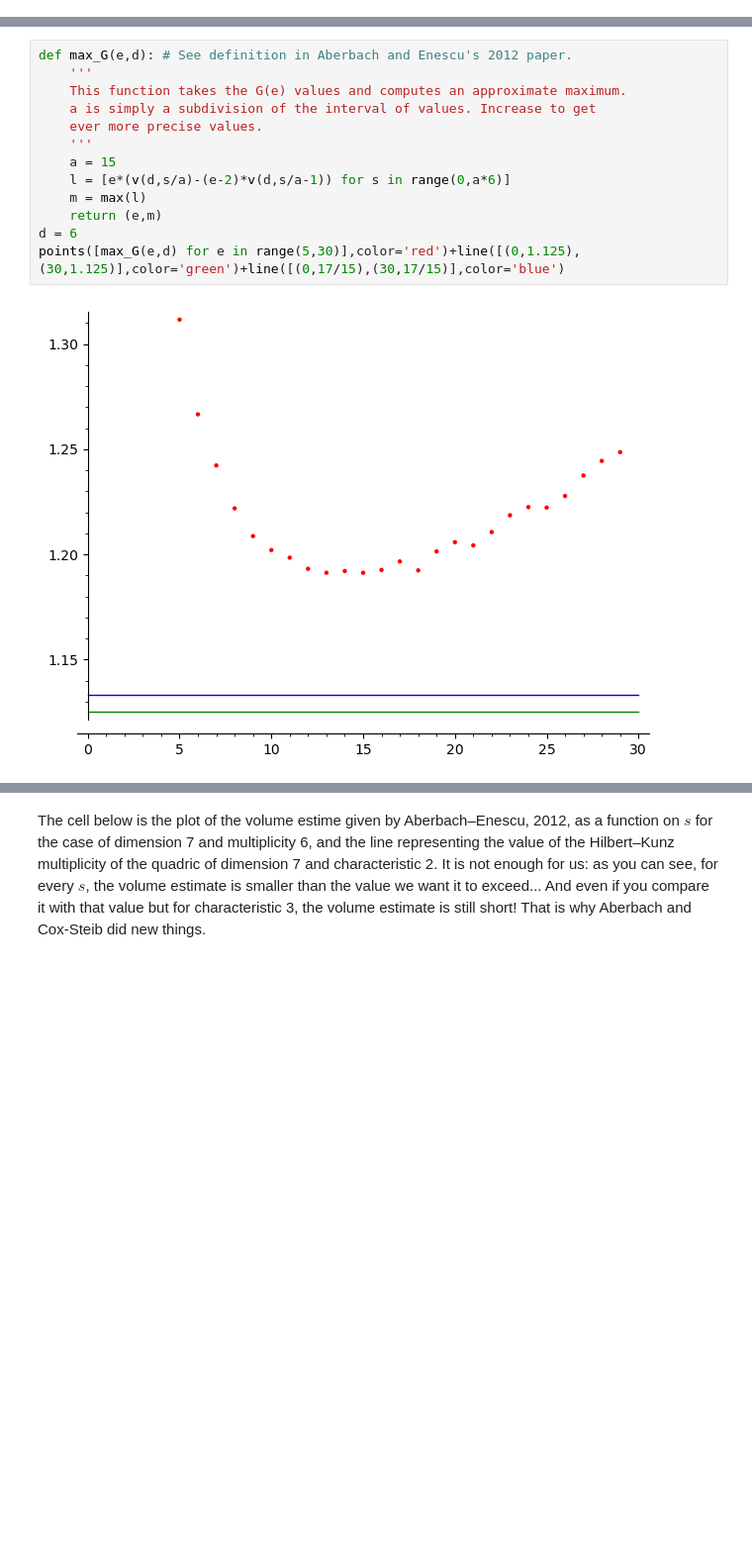
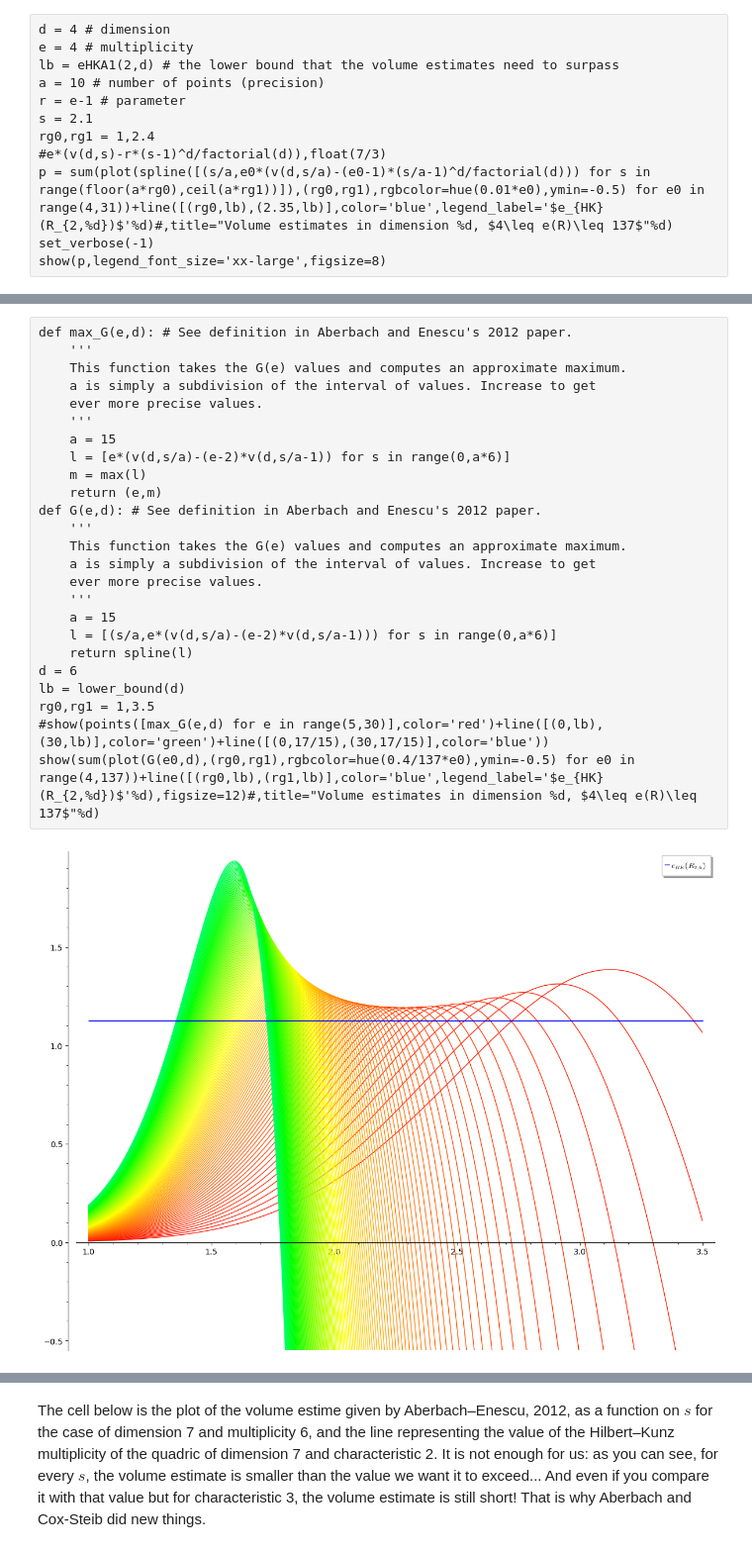
Before and after one commit to joelcrey/JupyterNotebooks, a Jupyter notebook: notebooks/volumeestimates.ipynb, the cells around one changed output, grey strips where cells are left out. Shown at 99% size. Drawn from its saved outputs; the diff is of its cells as text; blank space fills up the shorter version.

```diff
--- a/notebooks/volumeestimates.ipynb
+++ b/notebooks/volumeestimates.ipynb
@@ -32,0 +52,12 @@ points([(s/a,e*(v(d,s/a)-r*(s/a-1)^d/factorial(d))) for s in range(0,a*3)])+line
+# %%
+d = 4 # dimension
+e = 4 # multiplicity
+lb = eHKA1(2,d) # the lower bound that the volume estimates need to surpass
+a = 10 # number of points (precision)
+r = e-1 # parameter
+s = 2.1
+rg0,rg1 = 1,2.4
+#e*(v(d,s)-r*(s-1)^d/factorial(d)),float(7/3)
+p = sum(plot(spline([(s/a,e0*(v(d,s/a)-(e0-1)*(s/a-1)^d/factorial(d))) for s in range(floor(a*rg0),ceil(a*rg1))]),(rg0,rg1),rgbcolor=hue(0.01*e0),ymin=-0.5) for e0 in range(4,31))+line([(rg0,lb),(2.35,lb)],color='blue',legend_label='$e_{HK}(R_{2,%d})$'%d)#,title="Volume estimates in dimension %d, $4\leq e(R)\leq 137$"%d)
+set_verbose(-1)
+show(p,legend_font_size='xx-large',figsize=8)
@@ -41,15 +103,27 @@ The function max_G(e) is a function that to each $e$ and dimension $d$ associate
 # %%
 def max_G(e,d): # See definition in Aberbach and Enescu's 2012 paper.
     '''
     This function takes the G(e) values and computes an approximate maximum.
     a is simply a subdivision of the interval of values. Increase to get
     ever more precise values.
     '''
     a = 15
     l = [e*(v(d,s/a)-(e-2)*v(d,s/a-1)) for s in range(0,a*6)]
     m = max(l)
     return (e,m)
+def G(e,d): # See definition in Aberbach and Enescu's 2012 paper.
+    '''
+    This function takes the G(e) values and computes an approximate maximum.
+    a is simply a subdivision of the interval of values. Increase to get
+    ever more precise values.
+    '''
+    a = 15
+    l = [(s/a,e*(v(d,s/a)-(e-2)*v(d,s/a-1))) for s in range(0,a*6)]
+    return spline(l)
 d = 6
-points([max_G(e,d) for e in range(5,30)],color='red')+line([(0,1.125),(30,1.125)],color='green')+line([(0,17/15),(30,17/15)],color='blue')
+lb = lower_bound(d)
+rg0,rg1 = 1,3.5
+#show(points([max_G(e,d) for e in range(5,30)],color='red')+line([(0,lb),(30,lb)],color='green')+line([(0,17/15),(30,17/15)],color='blue'))
+show(sum(plot(G(e0,d),(rg0,rg1),rgbcolor=hue(0.4/137*e0),ymin=-0.5) for e0 in range(4,137))+line([(rg0,lb),(rg1,lb)],color='blue',legend_label='$e_{HK}(R_{2,%d})$'%d),figsize=12)#,title="Volume estimates in dimension %d, $4\leq e(R)\leq 137$"%d)
 # %% [output]
-[figure, old version]
+[figure, new version]
```
Also changed, not shown: parts of 15 cells of this notebook, 11 other files.
